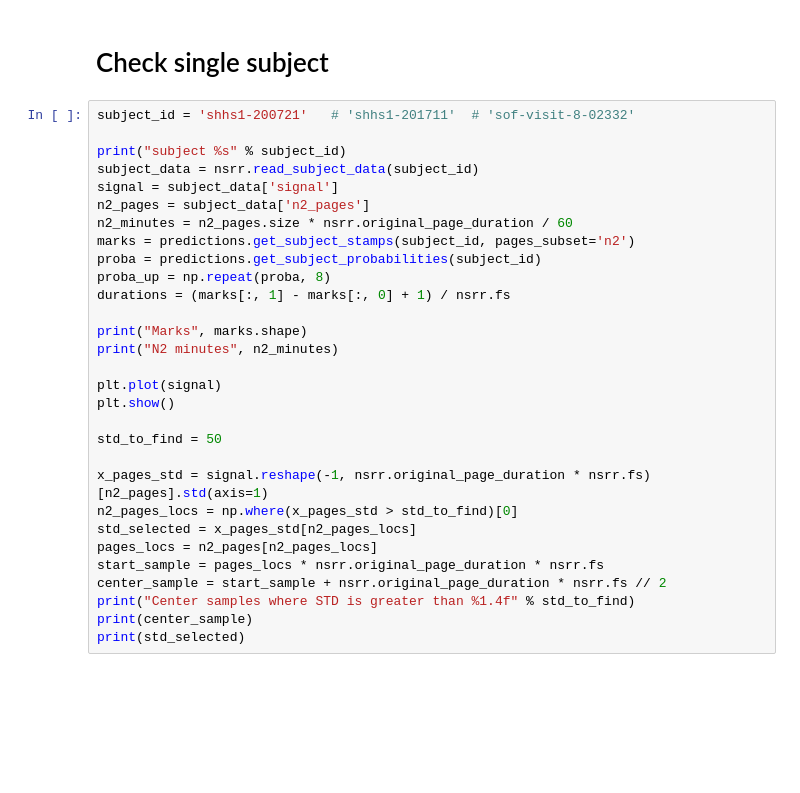
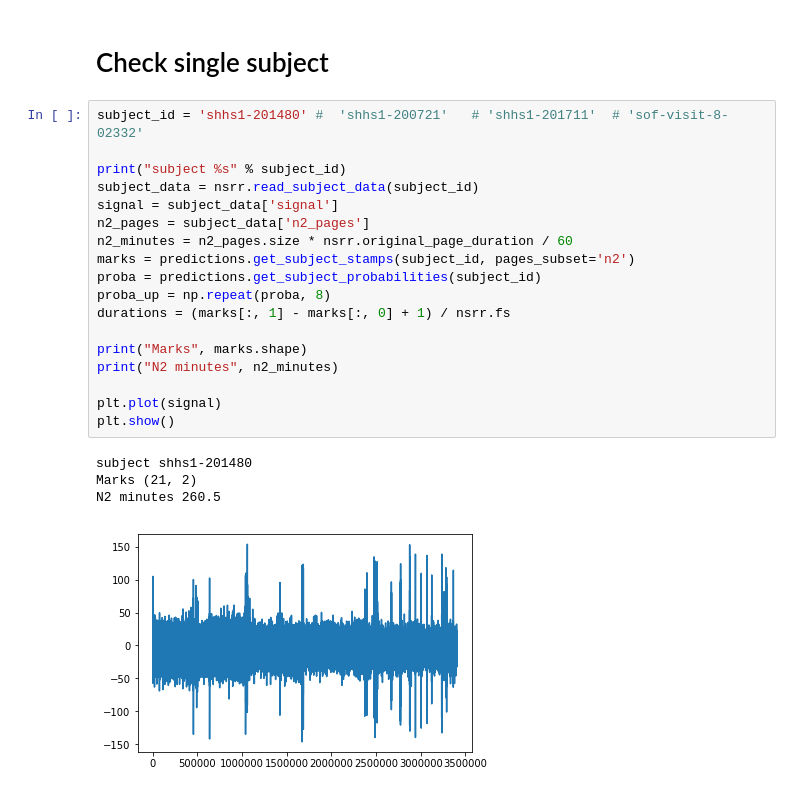
Before and after one commit to nicolasigor/sleep-rnn, a Jupyter notebook: figs_thesis/2021_eda_nsrr_page_exclusion.ipynb, the cells around one changed output. Saved outputs shown, nothing was run; the diff lists cells and outputs as text; blank space fills up the shorter version.

Commit message:
nsrr exp

```diff
--- a/figs_thesis/2021_eda_nsrr_page_exclusion.ipynb
+++ b/figs_thesis/2021_eda_nsrr_page_exclusion.ipynb
@@ -594,33 +791,26 @@ print("Percentage kept: %1.4f" % (100 * spectra_filt.shape[0] / all_p_avg.shape[
 # %% [markdown]
 # Check single subject
 # %%
-subject_id = 'shhs1-200721'   # 'shhs1-201711'  # 'sof-visit-8-02332'
+subject_id = 'shhs1-201480' #  'shhs1-200721'   # 'shhs1-201711'  # 'sof-visit-8-02332'
 
 print("subject %s" % subject_id)
 subject_data = nsrr.read_subject_data(subject_id)
 signal = subject_data['signal']
 n2_pages = subject_data['n2_pages']
 n2_minutes = n2_pages.size * nsrr.original_page_duration / 60
 marks = predictions.get_subject_stamps(subject_id, pages_subset='n2')
 proba = predictions.get_subject_probabilities(subject_id)
 proba_up = np.repeat(proba, 8)
 durations = (marks[:, 1] - marks[:, 0] + 1) / nsrr.fs
 
 print("Marks", marks.shape)
 print("N2 minutes", n2_minutes)
 
 plt.plot(signal)
 plt.show()
-
-std_to_find = 50
-
-x_pages_std = signal.reshape(-1, nsrr.original_page_duration * nsrr.fs)[n2_pages].std(axis=1)
-n2_pages_locs = np.where(x_pages_std > std_to_find)[0]
-std_selected = x_pages_std[n2_pages_locs]
-pages_locs = n2_pages[n2_pages_locs]
-start_sample = pages_locs * nsrr.original_page_duration * nsrr.fs
-center_sample = start_sample + nsrr.original_page_duration * nsrr.fs // 2
-print("Center samples where STD is greater than %1.4f" % std_to_find)
-print(center_sample)
-print(std_selected)
+# %% [output]
+subject shhs1-201480
+Marks (21, 2)
+N2 minutes 260.5
+[figure, added]
 # %%
```
Also changed, not shown: parts of 17 cells of this notebook.
